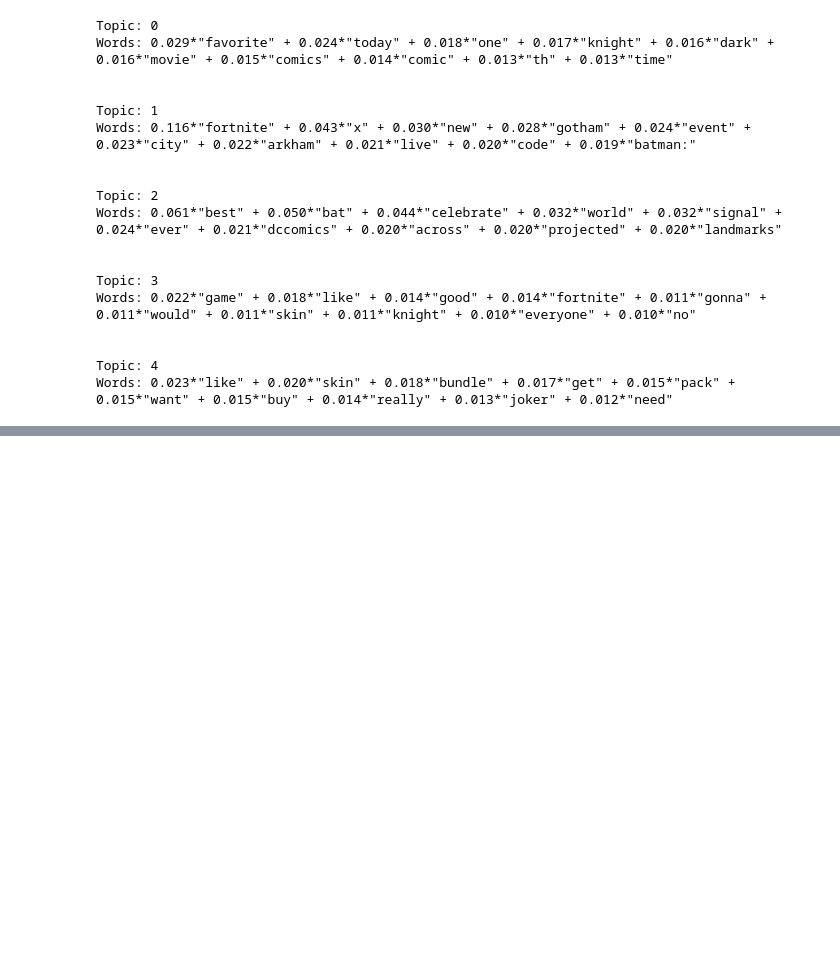
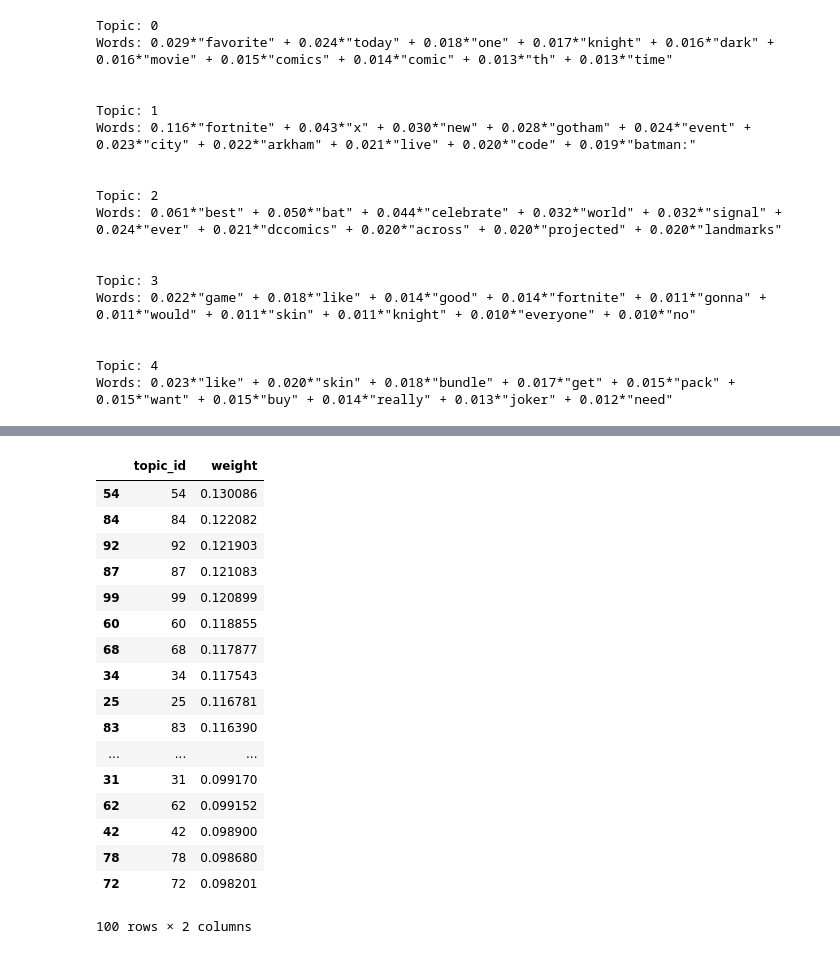
Before and after one commit to rmohashi/tweet-emotion-recognition, a Jupyter notebook: notebooks/Topic segmentation.ipynb, the cells around one changed output, grey strips where cells are left out. Drawn from its saved outputs; the diff is of its cells as text; code cells hidden in the pictures; blank space fills up the shorter version.

```diff
--- a/notebooks/Topic segmentation.ipynb
+++ b/notebooks/Topic segmentation.ipynb
@@ -168,0 +150,3 @@ Name: text, Length: 330, dtype: object
+# %%
+%%time
+hdp = gensim.models.HdpModel(bow_corpus, dictionary)
@@ -168,0 +155,7 @@ Name: text, Length: 330, dtype: object
+# %%
+def topic_prob_extractor(gensim_hdp):
+    shown_topics = gensim_hdp.show_topics(num_topics=100, formatted=False)
+    topics_nos = [x[0] for x in shown_topics ]
+    weights = [ sum([item[1] for item in shown_topics[topicN][1]]) for topicN in topics_nos ]
+
+    return pd.DataFrame({'topic_id' : topics_nos, 'weight' : weights})
@@ -168,0 +182,21 @@ Name: text, Length: 330, dtype: object
+# %%
+topic_prob_extractor(hdp).sort_values('weight', ascending=False)
+# %% [output]
+|  | topic_id | weight |
+| 54 | 54 | 0.130086 |
+| 84 | 84 | 0.122082 |
+| 92 | 92 | 0.121903 |
+| 87 | 87 | 0.121083 |
+| 99 | 99 | 0.120899 |
+| 60 | 60 | 0.118855 |
+| 68 | 68 | 0.117877 |
+| 34 | 34 | 0.117543 |
+| 25 | 25 | 0.116781 |
+| 83 | 83 | 0.116390 |
+| ... | ... | ... |
+| 31 | 31 | 0.099170 |
+| 62 | 62 | 0.099152 |
+| 42 | 42 | 0.098900 |
+| 78 | 78 | 0.098680 |
+| 72 | 72 | 0.098201 |
+100 rows × 2 columns
```
Also changed, not shown: parts of 6 cells of this notebook.
